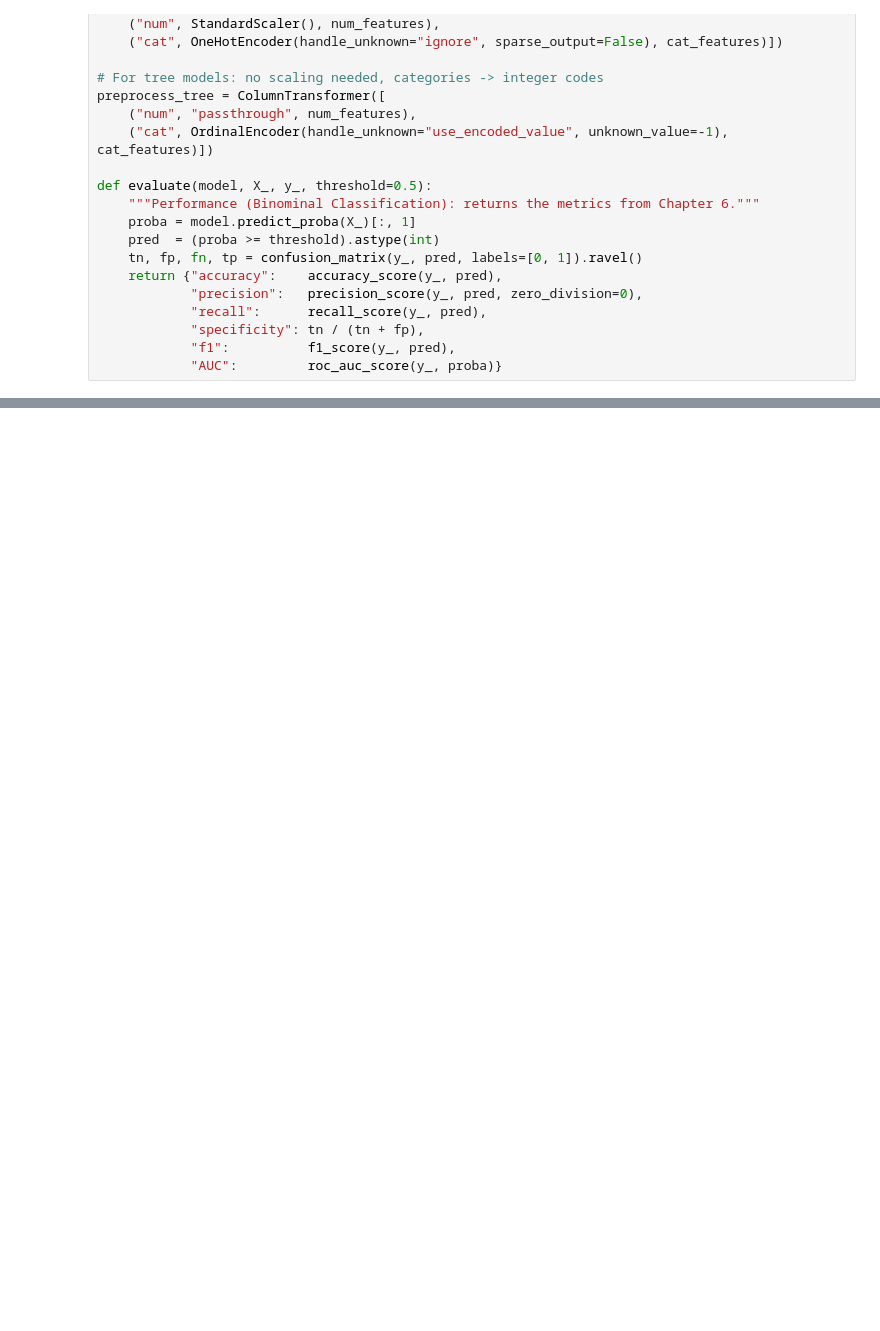
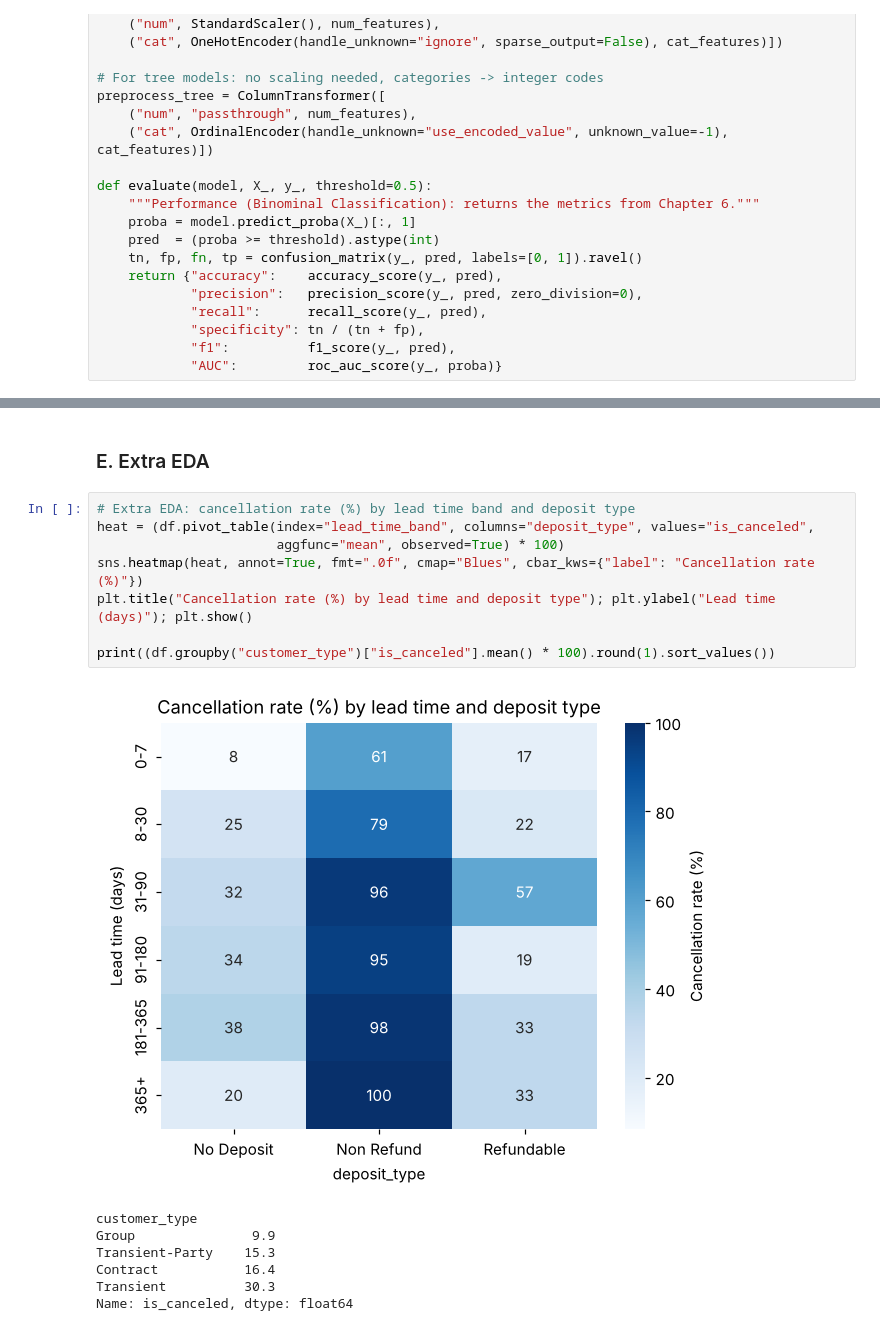
Before and after one commit to ixanm10/hotel-cancellation-prediction, a Jupyter notebook: notebooks/Hotel_Cancellation_Colab.ipynb, the cells around one changed output, grey strips where cells are left out. Drawn from its saved outputs; the diff is of its cells as text; blank space fills up the shorter version.

```diff
--- a/notebooks/Hotel_Cancellation_Colab.ipynb
+++ b/notebooks/Hotel_Cancellation_Colab.ipynb
@@ -531,0 +938,18 @@ print(f"Revenue at risk: €{p * b['total_revenue']:,.0f}")
+# %% [markdown]
+### E. Extra EDA
+# %%
+# Extra EDA: cancellation rate (%) by lead time band and deposit type
+heat = (df.pivot_table(index="lead_time_band", columns="deposit_type", values="is_canceled",
+                       aggfunc="mean", observed=True) * 100)
+sns.heatmap(heat, annot=True, fmt=".0f", cmap="Blues", cbar_kws={"label": "Cancellation rate (%)"})
+plt.title("Cancellation rate (%) by lead time and deposit type"); plt.ylabel("Lead time (days)"); plt.show()
+
+print((df.groupby("customer_type")["is_canceled"].mean() * 100).round(1).sort_values())
+# %% [output]
+[figure, added]
+customer_type
+Group               9.9
+Transient-Party    15.3
+Contract           16.4
+Transient          30.3
+Name: is_canceled, dtype: float64
```
Also changed, not shown: parts of 60 cells of this notebook.
